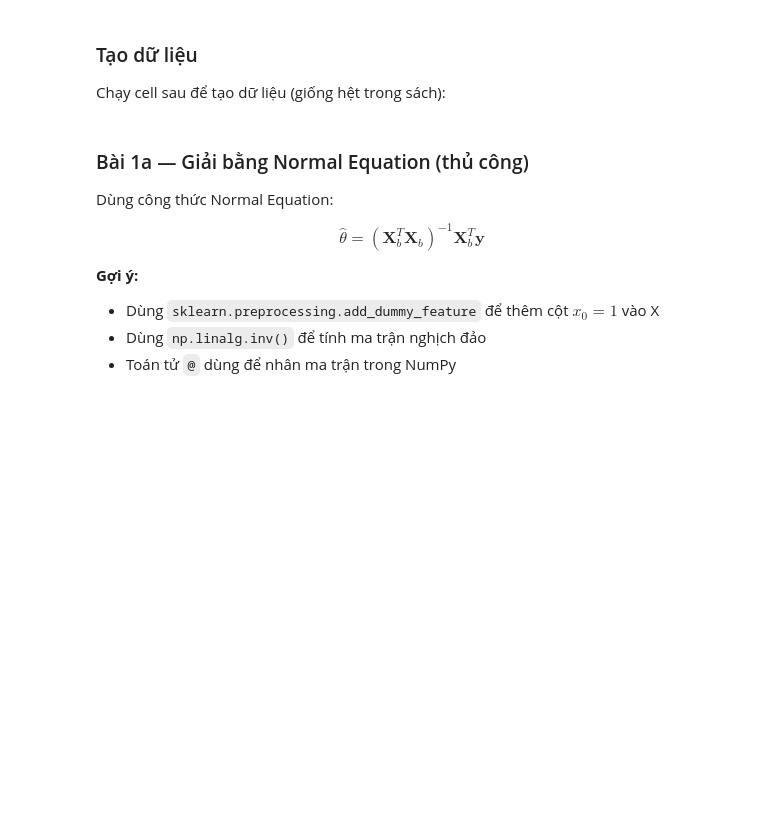
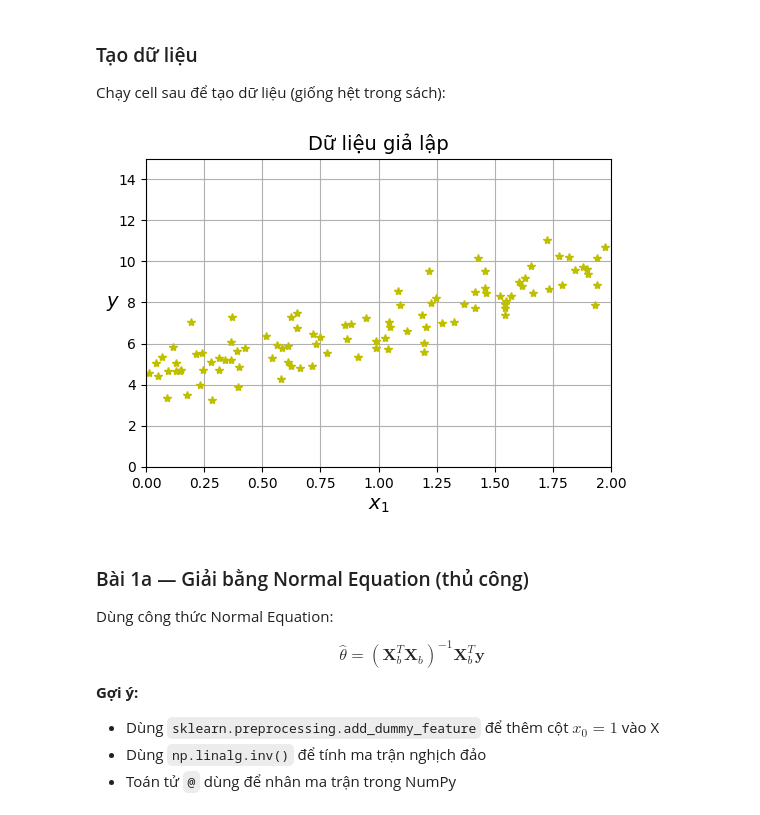
Before and after one commit to ttmling/HIT_AI-DATA, a Jupyter notebook: Practice_Regression_Exercises.ipynb, the cells around one changed output. Drawn from its saved outputs; the diff is of its cells as text; code cells hidden in the pictures; blank space fills up the shorter version.

```diff
--- a/Practice_Regression_Exercises.ipynb
+++ b/Practice_Regression_Exercises.ipynb
@@ -38,18 +36,20 @@ Chạy cell sau để tạo dữ liệu (giống hệt trong sách):
 # %%
 np.random.seed(42)
 m = 100  # số mẫu
-X = 2 * np.random.rand(m, 1)
+X = 2 * np.random.rand(m, 1)  # mảng 2 chiều có shape(100,1) tức 100 samples 1 feature // nhân 2 để scale
 y = 4 + 3 * X + np.random.randn(m, 1)
 
 # Vẽ dữ liệu
 plt.figure(figsize=(6, 4))
-plt.plot(X, y, "b.")
+plt.plot(X, y, "y*") # em nghịch cho nó trông bling
 plt.xlabel("$x_1$")
 plt.ylabel("$y$", rotation=0)
 plt.axis([0, 2, 0, 15])
 plt.grid()
 plt.title("Dữ liệu giả lập")
 plt.show()
+# %% [output]
+[figure, added]
 # %% [markdown]
 ### Bài 1a — Giải bằng Normal Equation (thủ công)
 
```
Also changed, not shown: parts of 5 cells of this notebook.
